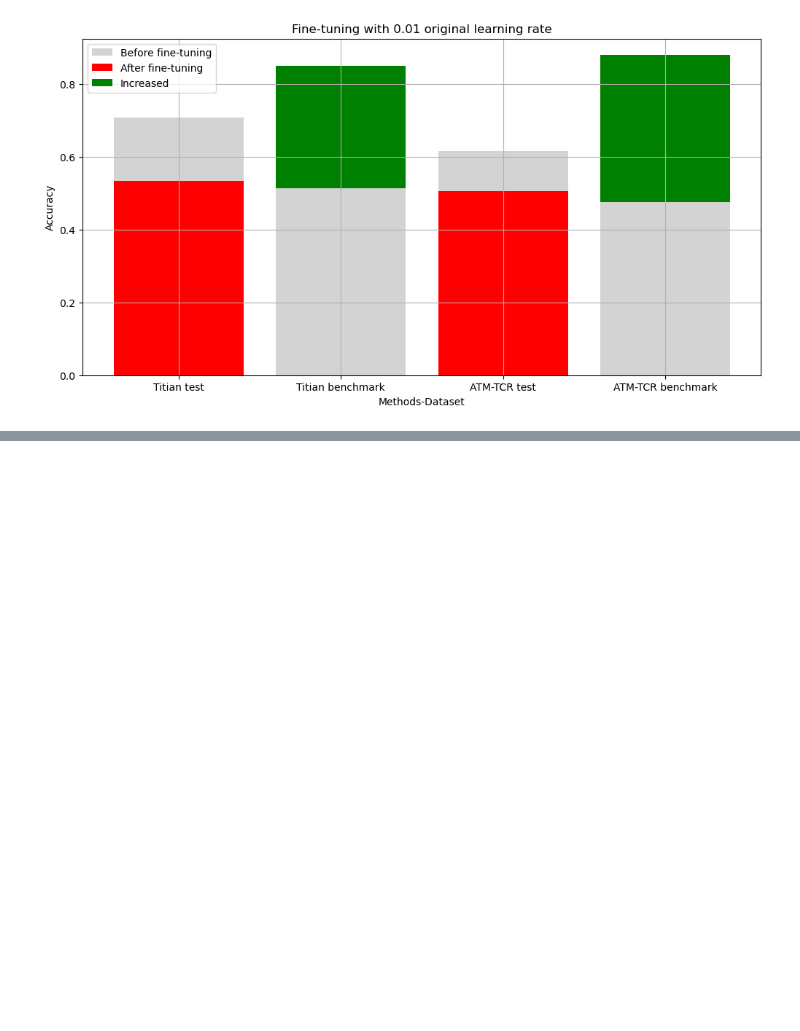
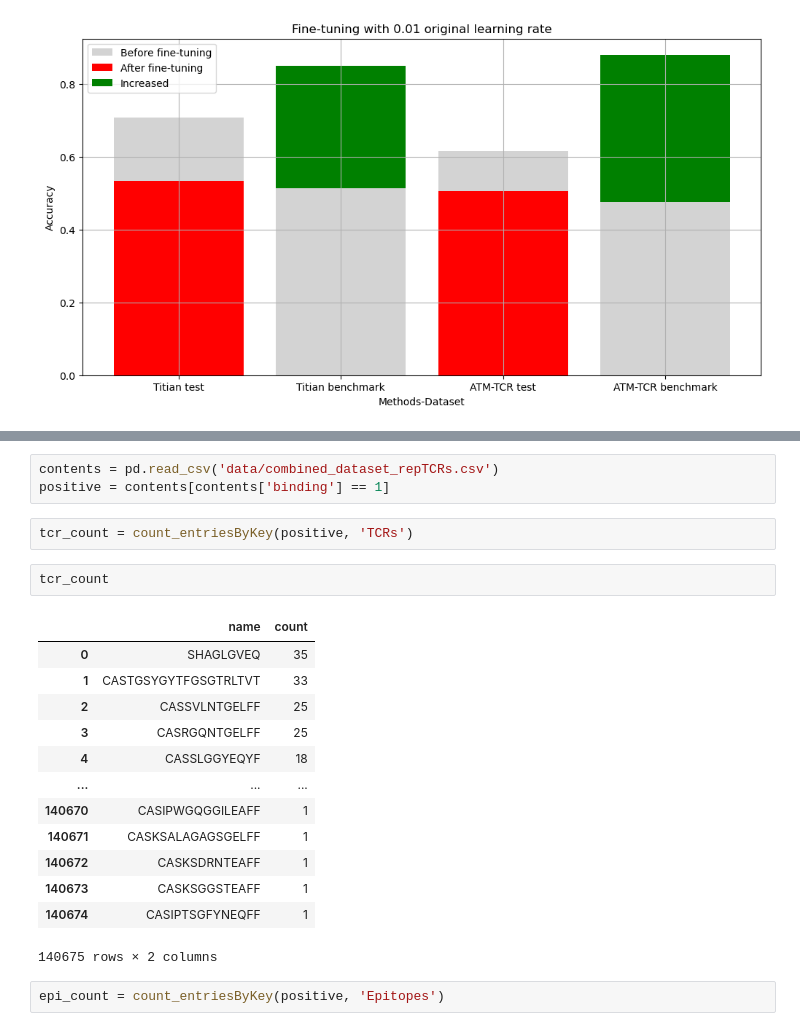
Before and after one commit to Lee-CBG/BAP_Attack_n_Defend, a Jupyter notebook: process_TITAN.ipynb, the cells around one changed output, grey strips where cells are left out. Drawn from its saved outputs; the diff is of its cells as text; blank space fills up the shorter version.

```diff
--- a/process_TITAN.ipynb
+++ b/process_TITAN.ipynb
@@ -573,0 +584,23 @@ plt.show()
+# %%
+contents = pd.read_csv('data/combined_dataset_repTCRs.csv')
+positive = contents[contents['binding'] == 1]
+# %%
+tcr_count = count_entriesByKey(positive, 'TCRs')
+# %%
+tcr_count
+# %% [output]
+|  | name | count |
+| 0 | SHAGLGVEQ | 35 |
+| 1 | CASTGSYGYTFGSGTRLTVT | 33 |
+| 2 | CASSVLNTGELFF | 25 |
+| 3 | CASRGQNTGELFF | 25 |
+| 4 | CASSLGGYEQYF | 18 |
+| ... | ... | ... |
+| 140670 | CASIPWGQGGILEAFF | 1 |
+| 140671 | CASKSALAGAGSGELFF | 1 |
+| 140672 | CASKSDRNTEAFF | 1 |
+| 140673 | CASKSGGSTEAFF | 1 |
+| 140674 | CASIPTSGFYNEQFF | 1 |
+140675 rows × 2 columns
+# %%
+epi_count = count_entriesByKey(positive, 'Epitopes')
```
Also changed, not shown: parts of 16 cells of this notebook, 37 other files.
